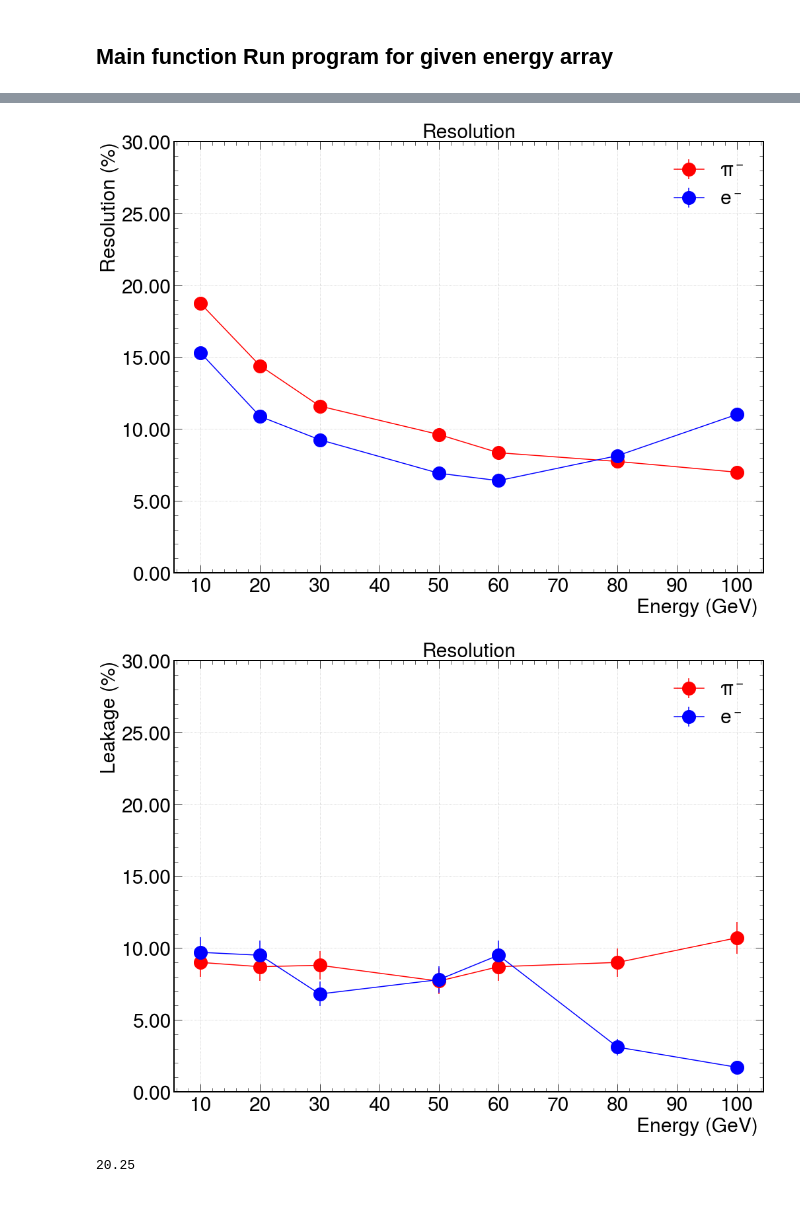
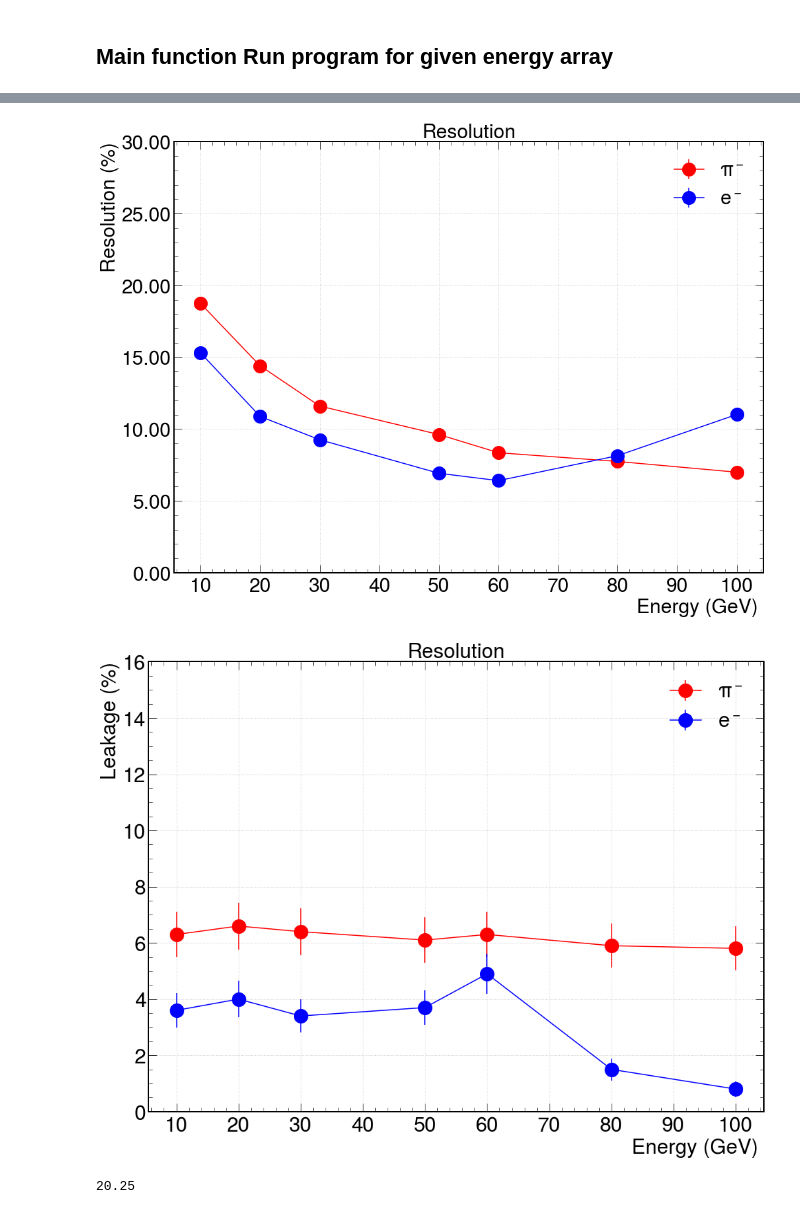
Before and after one commit to bk806714/EIC_Analysis, a Jupyter notebook: hitAnalysis.ipynb, the cells around one changed output, grey strips where cells are left out. Cells and saved outputs as stored; diff of their text form; code cells hidden in the pictures.

```diff
--- a/hitAnalysis.ipynb
+++ b/hitAnalysis.ipynb
@@ -416,11 +427,11 @@ NameError: name 'f' is not defined
 # %%
 #print(Mean_electrons)
 #print(Mean_pions)
+energies=[10,20,30,50,60,80,100]
 Mean_electrons=[86.66477402461787, 175.99641100765535, 263.8031696761777, 441.7244804861986, 520.6663273875168, 624.7905829101195, 709.8951706836963]
 Mean_electrons_error=[0.1079691060727726, 0.2376039483111908, 0.29382967328025816, 0.38191768747015925, 0.5981137221963231, 0.8990715259114447, 2.000913037182325]
 Resolution_electron=[0.15308164611255043, 0.10875710604277258, 0.09256091939008847, 0.06921401786169222, 0.06408227805921979, 0.08147395648552981, 0.11016066478424216]
 Resolution_electron_err=[0.001260337371726996, 0.0013580107631317106, 0.0011185827942780421, 0.0008666746304209398, 0.0011511029703319972, 0.001443764735977776, 0.00283565436339674]
-
 
 
 
@@ -430,11 +441,11 @@ Resolution_pion=[0.1874258795821687, 0.14404094150972957, 0.1160110856387354, 0.
 Resolution_pion_err= [0.002687304459494411, 0.002062724567094087, 0.0017698743935082545, 0.0020271713885682482, 0.0015365088600021934, 0.0015856138991772529, 0.001746868323825394]
 
 
-Leaks_per_ele = [9.700000000000001, 9.5, 6.800000000000001, 7.8, 9.5, 3.1, 1.7000000000000002]
-Leaks_per_error_ele = [1.0315473813645208, 1.0199264679377624, 0.8521971602862803, 0.9169732820535177, 1.0199264679377624, 0.5653406052991418, 0.4158004329002076]
+Leaks_per_ele = [3.5999999999999996, 4.0, 3.4000000000000004, 3.6999999999999997, 4.9, 1.5, 0.8]
+Leaks_per_error_ele = [0.6107045111999746, 0.644980619863884, 0.5929249530927165, 0.6194271547163557, 0.7169449072278846, 0.3901922603025335, 0.2839718295887816]
 
-Leaks_per_pi= [9.0, 8.7, 8.799999999999999, 7.7, 8.7, 9.0, 10.71071071071071]
-Leaks_per_error_pi = [0.9904544411531507, 0.9724659377068176, 0.9784886304909218, 0.9106536114242342, 0.9724659377068176, 0.9904544411531507, 1.0894849114934895]
+Leaks_per_pi = [6.3, 6.6000000000000005, 6.4, 6.1, 6.3, 5.8999999999999995, 5.805805805805806]
+Leaks_per_error_pi = [0.8183458926395367, 0.8387848353421754, 0.8252030053265682, 0.80449362955837, 0.8183458926395367, 0.790449239356962, 0.7841574232893603]
 
 Resolution_electron=np.multiply(Resolution_electron,100)
 Resolution_electron_err=np.multiply(Resolution_electron_err,100)
@@ -479,37 +490,37 @@ ax.xaxis.set_major_locator(MultipleLocator(10))
 #ax.yaxis.set_major_locator(MultipleLocator(2))
 ax.xaxis.grid(True)
 ax.yaxis.grid(True)
 ax.set_title("Resolution")
 FigName="Res_e_pi_Energy.png"
 plt.legend()
 plt.savefig(f"{PathToPlot}{FigName}")
 plt.show()
 
 
 ######## Leaks comparision ###########
 
 fig,ax = plt.subplots(1,1, figsize=(16, 12),sharex=True,sharey=True)
 ax.errorbar(energies,Leaks_per_pi, Leaks_per_error_pi ,color="red",marker='o',markersize=20,label='$\pi^-$')
 ax.errorbar(energies,Leaks_per_ele, Leaks_per_error_ele,color="blue",marker='o',markersize=20,label='$e^-$')
 
 ax.set_ylabel('Leakage (%)')
 ax.set_xlabel('Energy (GeV) ')
-ax.yaxis.set_major_formatter(FormatStrFormatter('%.2f'))
-ax.set_ylim(0,30)
+#ax.yaxis.set_major_formatter(FormatStrFormatter('%.2f'))
+ax.set_ylim(0,16)
 
 ax.xaxis.set_major_locator(MultipleLocator(10))
-#ax.yaxis.set_major_locator(MultipleLocator(2))
+ax.yaxis.set_major_locator(MultipleLocator(2))
 ax.xaxis.grid(True)
 ax.yaxis.grid(True)
 ax.set_title("Resolution")
 FigName="Leakage_e_pi_Energy.png"
 plt.legend()
 plt.savefig(f"{PathToPlot}{FigName}")
 plt.show()
 # %% [output]
 [figure]
 [figure]
-[figure, old version]
+[figure, new version]
 # %%
 #ID_Plot(ID, particle)
 a=20.2468
```
Also changed, not shown: parts of 4 cells of this notebook, 4 other files.
